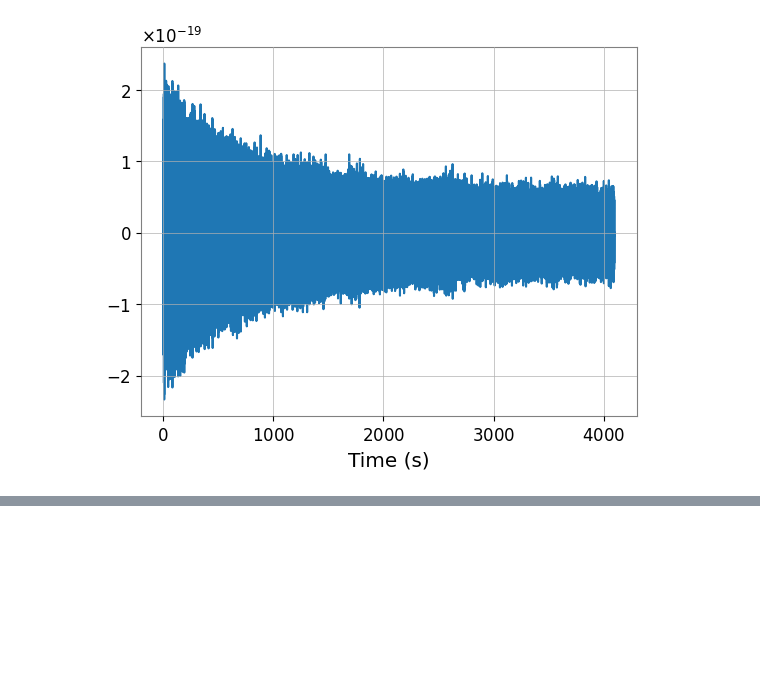
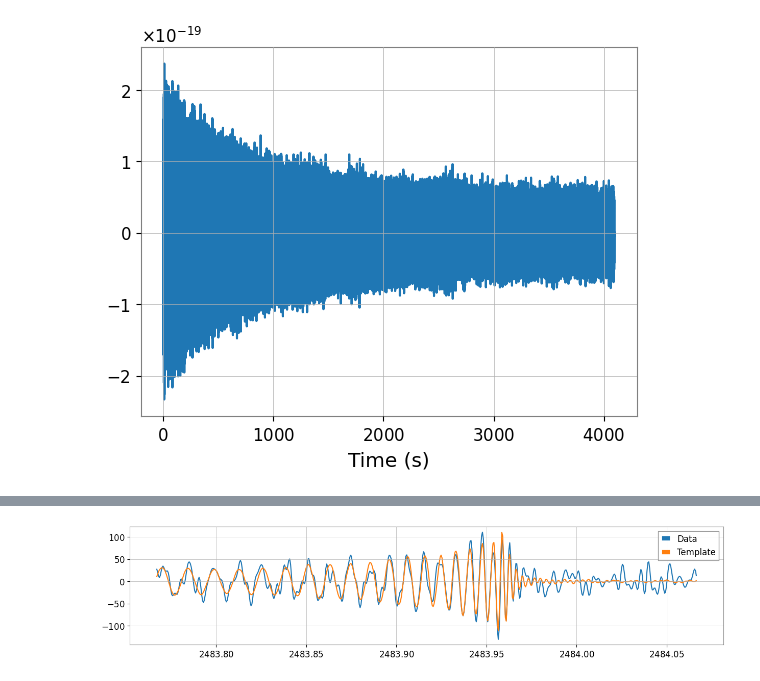
Before and after one commit to dpl5435/GWOSC-Project, a Jupyter notebook: Challenge3.ipynb, the cells around one changed output, grey strips where cells are left out. Cells and saved outputs as stored; diff of their text form; code cells hidden in the pictures; blank space fills up the shorter version.

```diff
--- a/Challenge3.ipynb
+++ b/Challenge3.ipynb
@@ -162,0 +163,34 @@ We found a signal at 2892.703125s with SNR 25.91700956521329
+# %%
+from pycbc.filter import sigma
+# The time, amplitude, and phase of the SNR peak tell us how to align
+# our proposed signal with the data.
+
+# Shift the template to the peak time
+dt = time - conditioned.start_time
+aligned = template.cyclic_time_shift(dt)
+
+# scale the template so that it would have SNR 1 in this data
+aligned /= sigma(aligned, psd=psd, low_frequency_cutoff=20.0)
+
+# Scale the template amplitude and phase to the peak value
+aligned = (aligned.to_frequencyseries() * snrp).to_timeseries()
+aligned.start_time = conditioned.start_time
+# %%
+# We do it this way so that we can whiten both the template and the data
+white_data = (conditioned.to_frequencyseries() / psd**0.5).to_timeseries()
+white_template = (aligned.to_frequencyseries() / psd**0.5).to_timeseries()
+
+white_data = white_data.highpass_fir(30., 512).lowpass_fir(300, 512)
+white_template = white_template.highpass_fir(30, 512).lowpass_fir(300, 512)
+
+# Select the time around the merger
+white_data = white_data.time_slice(time-.2, time+.1)
+white_template = white_template.time_slice(time-.2,time+.1)
+
+plt.figure(figsize=[15, 3])
+plt.plot(white_data.sample_times, white_data, label="Data")
+plt.plot(white_template.sample_times, white_template, label="Template")
+plt.legend()
+plt.show()
+# %% [output]
+[figure, added]
```
Also changed, not shown: parts of 6 cells of this notebook.
